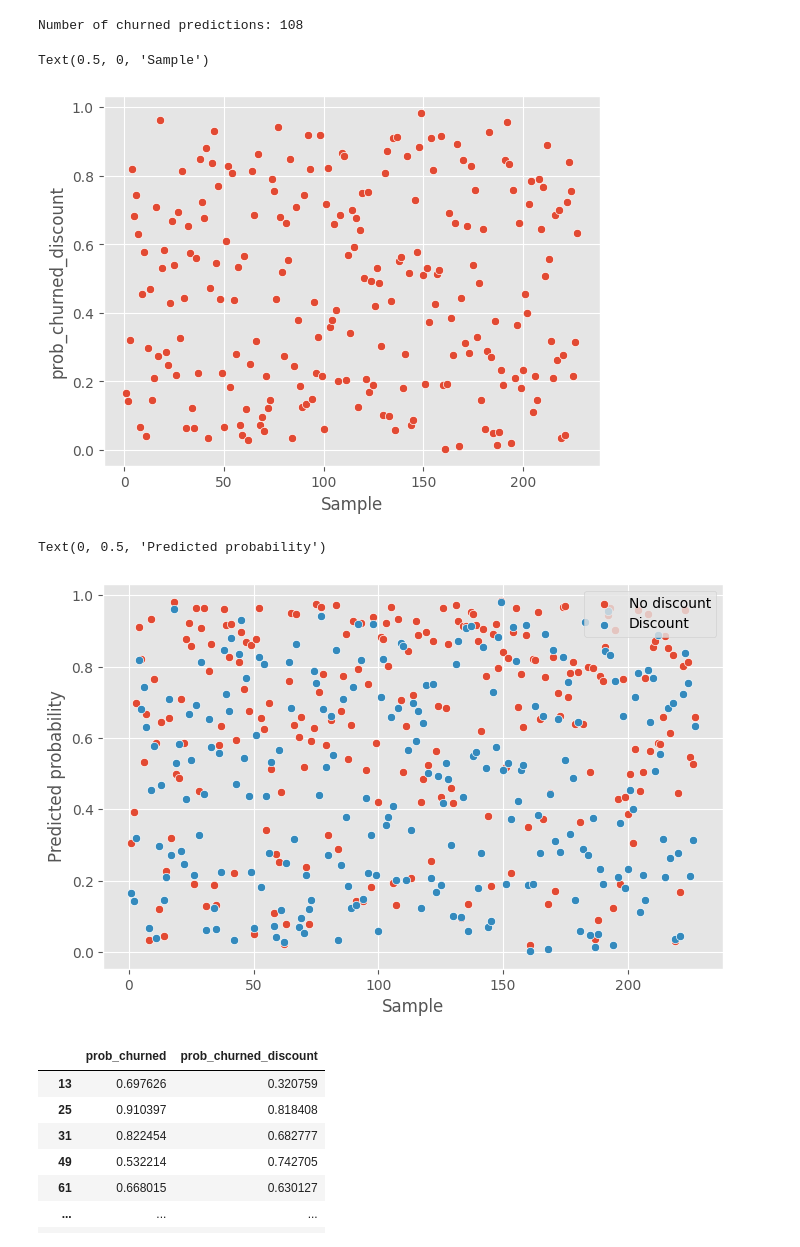
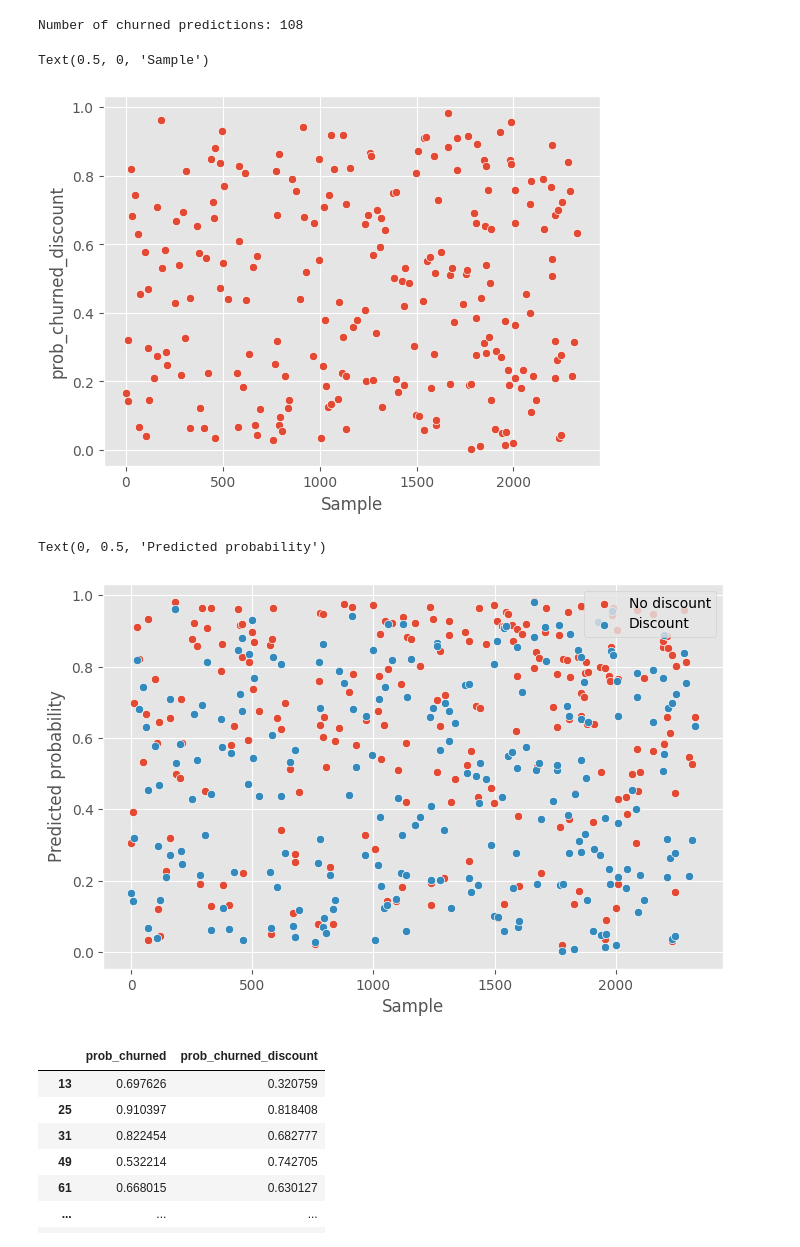
Before and after one commit to RodolfoPCruz/powerco-churn, a Jupyter notebook: Notebooks/ML.ipynb, the cells around one changed output. Cells and saved outputs as stored; diff of their text form; code cells hidden in the pictures.

```diff
--- a/Notebooks/ML.ipynb
+++ b/Notebooks/ML.ipynb
@@ -457,8 +478,11 @@ results
+# %%
+x_val = x_val.reset_index(drop = True)
+y_val = y_val.reset_index(drop = True)
 # %%
-y_pred_proba = model_lgbm_no_sampling.predict_proba(x_val)
-y_pred_proba = pd.DataFrame(y_pred_proba, columns = ['prob_not_churned', 'prob_churned'])
-y_pred_proba = pd.concat([y_pred_proba, y_val.reset_index(drop = True)], axis = 1)
-y_pred_proba
+y_pred_proba_no_discount = model_lgbm_no_sampling.predict_proba(x_val)
+y_pred_proba_no_discount = pd.DataFrame(y_pred_proba_no_discount, columns = ['prob_not_churned', 'prob_churned'])
+y_pred_proba_no_discount = pd.concat([y_pred_proba_no_discount, y_val], axis = 1)
+y_pred_proba_no_discount
 # %% [output]
 |  | prob_not_churned | prob_churned | churn |
 | 0 | 0.379140 | 0.620860 | 0 |
@@ -474,7 +498,7 @@ y_pred_proba
 | 2336 | 0.703026 | 0.296974 | 0 |
 2337 rows × 3 columns
 # %%
-churned_no_discount = y_pred_proba[y_pred_proba['churn'] == 1]
+churned_no_discount = y_pred_proba_no_discount[y_pred_proba_no_discount['churn'] == 1]
 
 n_churned = len(churned_no_discount)
 n_correct_preds = len(churned_no_discount[churned_no_discount['prob_churned'] > 0.5])
@@ -497,7 +519,7 @@ Text(0.5, 0, 'Sample')
 # %%
 y_pred_proba_discount = model_lgbm_no_sampling.predict_proba(x_val_discount)
 y_pred_proba_discount = pd.DataFrame(y_pred_proba_discount, columns = ['prob_not_churned_discount', 'prob_churned_discount'])
-y_pred_proba_discount = pd.concat([y_pred_proba_discount, y_val.reset_index(drop = True)], axis = 1)
+y_pred_proba_discount = pd.concat([y_pred_proba_discount, y_val], axis = 1)
 y_pred_proba_discount
 # %% [output]
 |  | prob_not_churned_discount | prob_churned_discount | churn |
@@ -521,21 +543,21 @@ print('Number of churned predictions:', n_pred_chrurned_discount)
 # %% [output]
 Number of churned predictions: 108
 # %%
-sns.scatterplot(x = samples, y = churned_discount['prob_churned_discount'])
+sns.scatterplot(x = churned_discount.index, y = churned_discount['prob_churned_discount'])
 plt.xlabel('Sample')
 # %% [output]
 Text(0.5, 0, 'Sample')
-[figure, old version]
+[figure, new version]
 # %%
 plt.figure(figsize=(8, 5))
-sns.scatterplot(x = samples, y = churned_no_discount['prob_churned'], label = 'No discount')
-sns.scatterplot(x = samples, y = churned_discount['prob_churned_discount'], label = 'Discount')
+sns.scatterplot(x = churned_no_discount.index, y = churned_no_discount['prob_churned'], label = 'No discount')
+sns.scatterplot(x = churned_discount.index, y = churned_discount['prob_churned_discount'], label = 'Discount')
 plt.legend(loc='upper right')
 plt.xlabel('Sample')
 plt.ylabel('Predicted probability')
 # %% [output]
 Text(0, 0.5, 'Predicted probability')
-[figure, old version]
+[figure, new version]
 # %%
 comparison = pd.concat([churned_no_discount, churned_discount], axis = 1)
 comparison = comparison.loc[comparison['prob_churned'] > 0.5, ['prob_churned', 'prob_churned_discount']]
```
Also changed, not shown: parts of 25 cells of this notebook.
